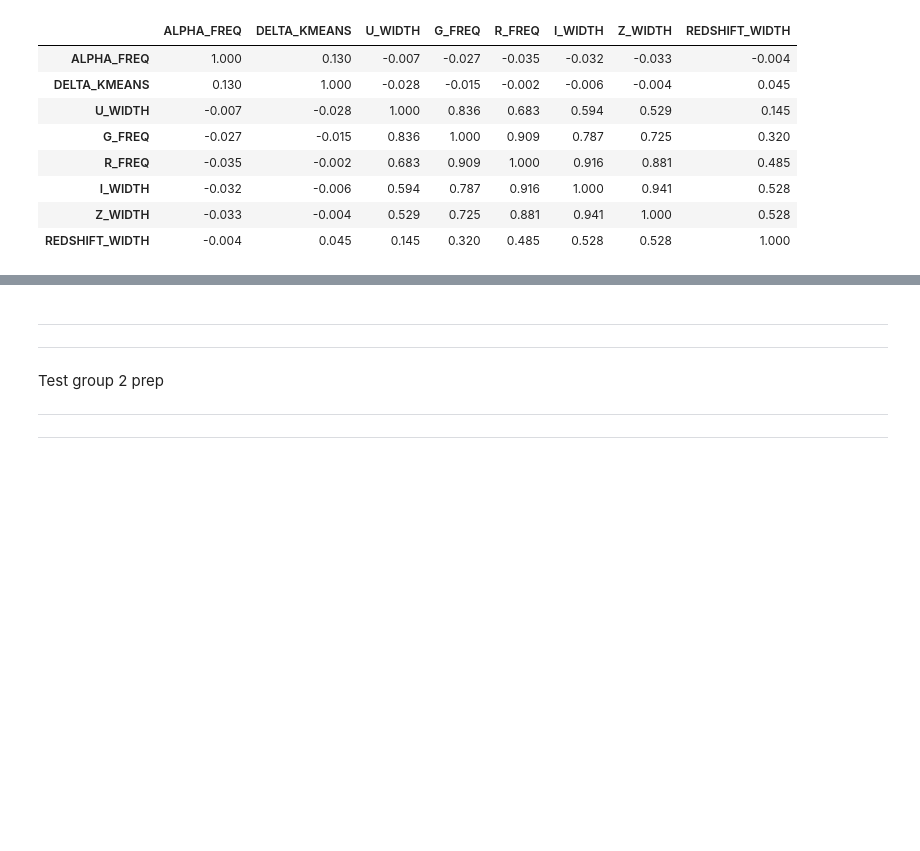
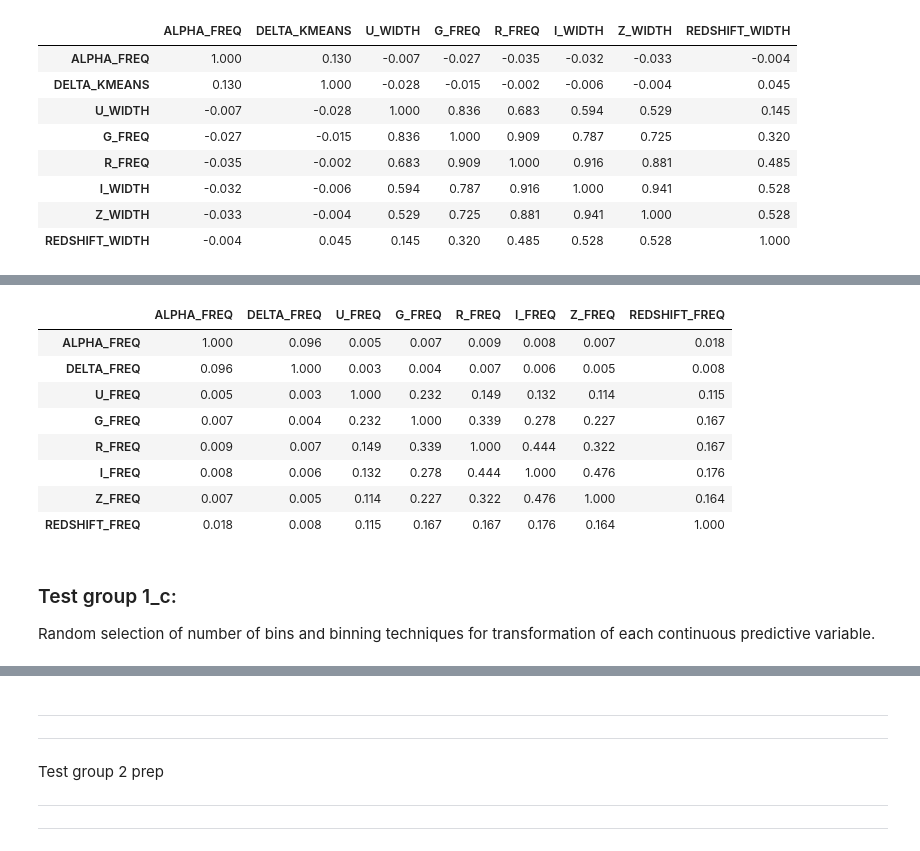
Before and after one commit to cookepoli/Bennett_CookePolitikos_CS368_StellarClassification, a Jupyter notebook: Scripts and notebooks/feature_discretization.ipynb, the cells around one changed output, grey strips where cells are left out. Saved outputs shown, nothing was run; the diff lists cells and outputs as text; code cells hidden in the pictures; blank space fills up the shorter version.

```diff
--- a/Scripts and notebooks/feature_discretization.ipynb
+++ b/Scripts and notebooks/feature_discretization.ipynb
@@ -675,14 +830,14 @@ Creates list of "mosaic" data frames that reflect all the combinations of the di
 # %%
 # separate original discretized predictors from continuous
-discPred_df = predict_df.iloc[:,8:predict_df.shape[1]]
+var_discPred_df = variance_predict_df.iloc[:,8:variance_predict_df.shape[1]]
 
 # strips the variable identifier from the matrix
-corr_matrix = corr_matrix.values
+var_corr_matrix = var_corr_matrix.values
 
 # build name lists based on names of continuous variables s.t. each list has 3 discretized columns corresponding to each continuous name
 contVar_names = contPred_df.columns
 
-discVar_names = list(discPred_df.columns)
+discVar_names = list(var_discPred_df.columns)
 
 # assigns appropriate names to distinguishing variables
 alpha_names, delta_names, u_names, g_names, r_names, i_names, z_names, redshift_names = [discVar_names[i:i+3] for i in range(0,len(discVar_names),3)]
@@ -701,13 +856,13 @@ for a in alpha_names:
                         for z in z_names:
                             for red in redshift_names:
                                 group_names = [a,d,u,g,r,i,z,red]
-                                df = discPred_df[group_names]
+                                df = var_discPred_df[group_names]
                                 df_cols = df.columns
                                 # print(df.head(3))
                                 disc_cor_mat = df.corr().values
                                 # messed up commented line below: should be final - initial
                                 # diffCor_mat = -(corr_matrix - cor_mat)
-                                diffCor_mat = -(disc_cor_mat - corr_matrix)
+                                diffCor_mat = -(disc_cor_mat - var_corr_matrix)
                                 # print(diffCor_mat)
                                 summed_corDiff = np.sum(diffCor_mat)
                                 # print(cumm_diffCor)
@@ -781,0 +997,33 @@ So there is improvement in the correlation but its more scalpel work than is pro
+# %%
+sorted_mosaics_list = sorted(mosaics_list, key = lambda x: x["summed_diff_mi"])
+
+miChange_best_df = var_discPred_df[sorted_mosaics_list[len(sorted_mosaics_list)-1]['variable_names']]
+# CorChange_worst_df = discPred_df[sorted_mosaics_list[0]['variable_names']]
+
+
+# Creates Test Group 1 df
+miChange_best_df.to_csv("../Dataset/TestGroup_1b.csv")
+# %%
+cols = miChange_best_df.columns
+
+best_df_mi_matrix = pd.DataFrame(discrete_mi(miChange_best_df), index= cols, columns=cols)
+best_df_mi_matrix
+
+best_df_mi_matrix.style\
+    .format(precision = 3)\
+    .format_index(str.upper, axis = 0)\
+    .format_index(str.upper, axis = 1)\
+    .background_gradient(cmap='coolwarm')
+# %% [output]
+|  | ALPHA_FREQ | DELTA_FREQ | U_FREQ | G_FREQ | R_FREQ | I_FREQ | Z_FREQ | REDSHIFT_FREQ |
+| ALPHA_FREQ | 1.000 | 0.096 | 0.005 | 0.007 | 0.009 | 0.008 | 0.007 | 0.018 |
+| DELTA_FREQ | 0.096 | 1.000 | 0.003 | 0.004 | 0.007 | 0.006 | 0.005 | 0.008 |
+| U_FREQ | 0.005 | 0.003 | 1.000 | 0.232 | 0.149 | 0.132 | 0.114 | 0.115 |
+| G_FREQ | 0.007 | 0.004 | 0.232 | 1.000 | 0.339 | 0.278 | 0.227 | 0.167 |
+| R_FREQ | 0.009 | 0.007 | 0.149 | 0.339 | 1.000 | 0.444 | 0.322 | 0.167 |
+| I_FREQ | 0.008 | 0.006 | 0.132 | 0.278 | 0.444 | 1.000 | 0.476 | 0.176 |
+| Z_FREQ | 0.007 | 0.005 | 0.114 | 0.227 | 0.322 | 0.476 | 1.000 | 0.164 |
+| REDSHIFT_FREQ | 0.018 | 0.008 | 0.115 | 0.167 | 0.167 | 0.176 | 0.164 | 1.000 |
+# %% [markdown]
+### Test group 1_c:
+Random selection of number of bins and binning techniques for transformation of each continuous predictive variable.
```
Also changed, not shown: parts of 46 cells of this notebook.
